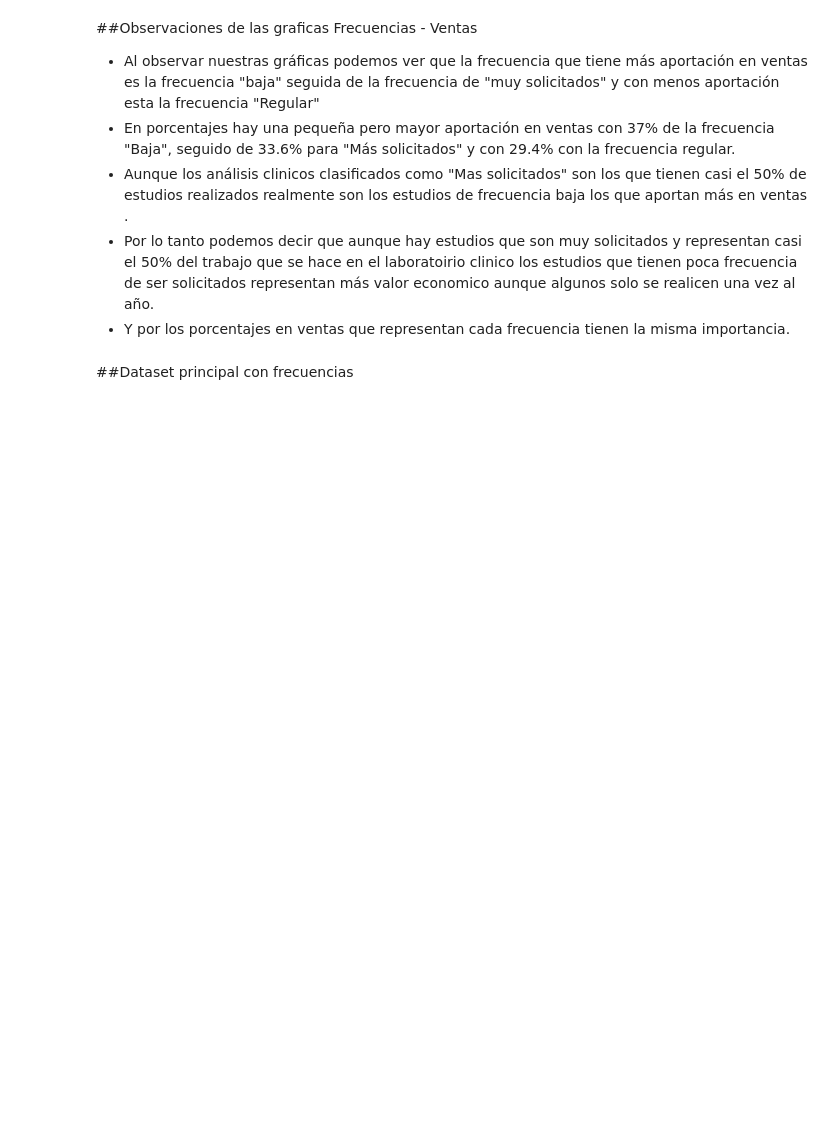
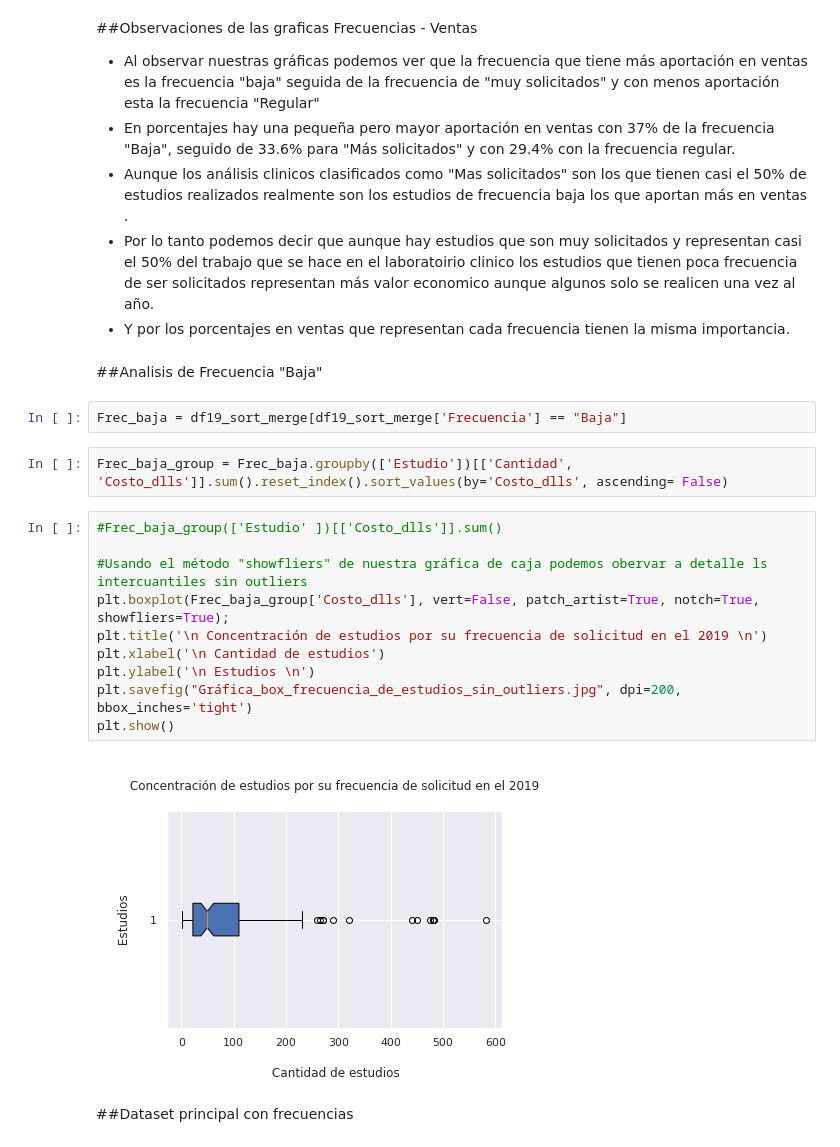
Before and after one commit to jesusandresbaez/Estudios-clinicos-prepandemia, a Jupyter notebook: Codigo/Comportamiento_de_estudios_clinicos_prepandemia.ipynb, the cells around one changed output. Cells and saved outputs as stored; diff of their text form; blank space fills up the shorter version.

```diff
--- a/Codigo/Comportamiento_de_estudios_clinicos_prepandemia.ipynb
+++ b/Codigo/Comportamiento_de_estudios_clinicos_prepandemia.ipynb
@@ -500,6 +487,24 @@ plt.show()
 - Aunque los análisis clinicos clasificados como "Mas solicitados" son los que tienen casi el 50% de estudios realizados realmente son los estudios de frecuencia baja los que aportan más en ventas .
 - Por lo tanto podemos decir que aunque hay estudios que son muy solicitados y representan casi el 50% del trabajo que se hace en el laboratoirio clinico los estudios que tienen poca frecuencia de ser solicitados representan más valor economico aunque algunos solo se realicen una vez al año.
 - Y por los porcentajes en ventas que representan cada frecuencia tienen la misma importancia.
+# %% [markdown]
+##Analisis de Frecuencia "Baja"
+# %%
+Frec_baja = df19_sort_merge[df19_sort_merge['Frecuencia'] == "Baja"]
+# %%
+Frec_baja_group = Frec_baja.groupby(['Estudio'])[['Cantidad', 'Costo_dlls']].sum().reset_index().sort_values(by='Costo_dlls', ascending= False)
+# %%
+#Frec_baja_group(['Estudio' ])[['Costo_dlls']].sum()
+
+#Usando el método "showfliers" de nuestra gráfica de caja podemos obervar a detalle ls intercuantiles sin outliers
+plt.boxplot(Frec_baja_group['Costo_dlls'], vert=False, patch_artist=True, notch=True, showfliers=True);
+plt.title('\n Concentración de estudios por su frecuencia de solicitud en el 2019 \n')
+plt.xlabel('\n Cantidad de estudios')
+plt.ylabel('\n Estudios \n')
+plt.savefig("Gráfica_box_frecuencia_de_estudios_sin_outliers.jpg", dpi=200, bbox_inches='tight')
+plt.show()
+# %% [output]
+[figure, added]
 # %% [markdown]
 ##Dataset principal con frecuencias
 # %%
```
Also changed, not shown: parts of 20 cells of this notebook, 1 other file.
